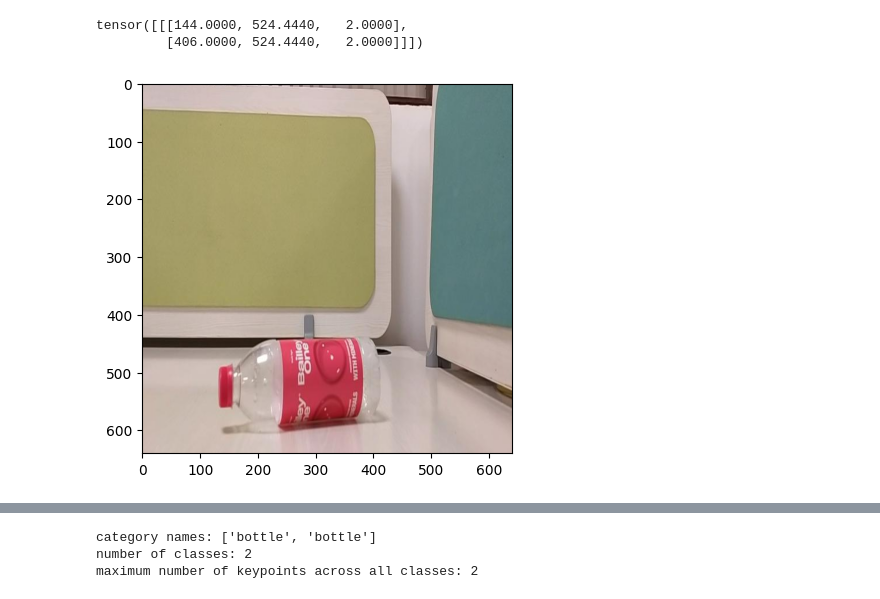
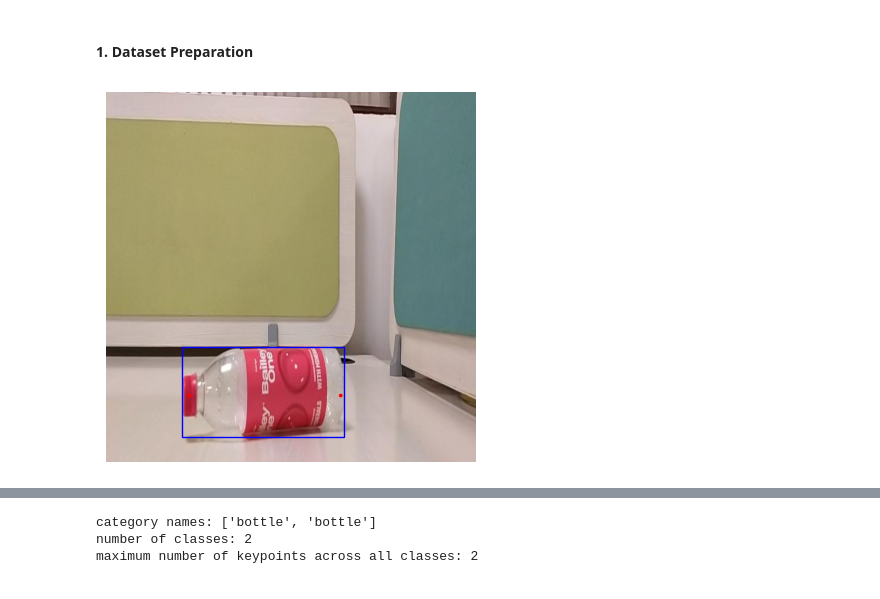
Before and after one commit to christopher192/computer-vision-deep-learning-project, a Jupyter notebook: project/keypoint_detection/bottle_orientation/training.ipynb, the cells around one changed output, grey strips where cells are left out. Cells and saved outputs as stored; diff of their text form; code cells hidden in the pictures.

```diff
--- a/project/keypoint_detection/bottle_orientation/training.ipynb
+++ b/project/keypoint_detection/bottle_orientation/training.ipynb
@@ -40,6 +42,8 @@ class KeyPointDetection(datasets.CocoDetection):
         new_target["keypoints"] = torch.tensor([np.array(t['keypoints']).reshape(-1, 3).tolist() for t in target], dtype = torch.float32)
 
         return img, new_target
+# %% [markdown]
+#### 1. Dataset Preparation
 # %%
 # set directories path
 train_images_path = "../../../dataset/bottle_keypoint/train/image"
@@ -75,20 +84,25 @@ with redirect_stdout(io.StringIO()):
 # %%
+# visualiation
 image, targets = training_dataset[0]
 image_np = image.numpy().transpose((1, 2, 0))
 
 fig, ax = plt.subplots(1)
 ax.imshow(image_np)
 
-print(targets["keypoints"])
-# for keypoint in keypoints:
-#     x, y, visibility = keypoint
+box = targets['boxes'][0]
+rect = patches.Rectangle((box[0], box[1]), box[2] - box[0], box[3] - box[1],
+    linewidth = 1, edgecolor = 'b', facecolor = 'none')
 
-#     if visibility > 0:
-#         circle = patches.Circle((x, y), radius = 2, color = 'red')
-#         ax.add_patch(circle)
+ax.add_patch(rect)
 
+for keypoint in targets["keypoints"][0]:
+    x, y, visibility = keypoint
+
+    if visibility > 0:
+        circle = patches.Circle((x, y), radius = 2, color = 'red')
+        ax.add_patch(circle)
+
+plt.axis('off')
 plt.show()
 # %% [output]
-tensor([[[144.0000, 524.4440,   2.0000],
-         [406.0000, 524.4440,   2.0000]]])
-[figure, old version]
+[figure, new version]
```
Also changed, not shown: parts of 9 cells of this notebook, 2 other files.
